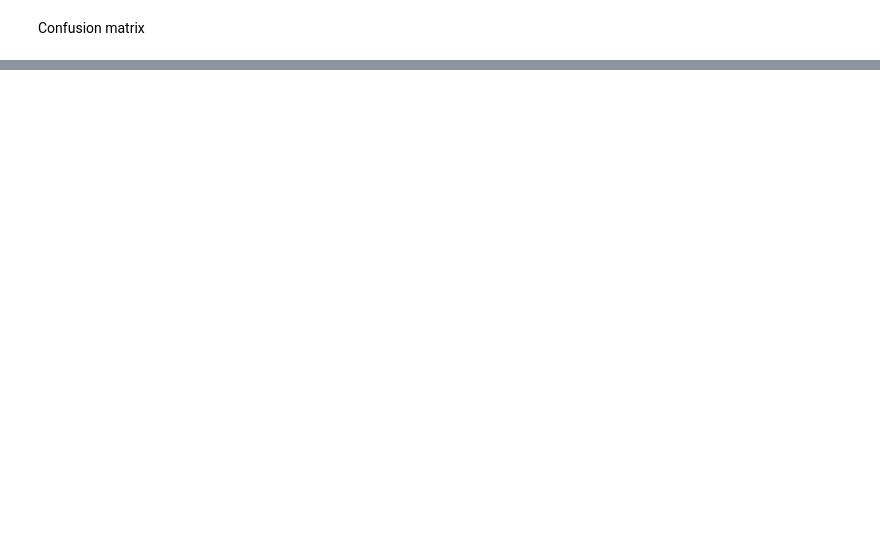
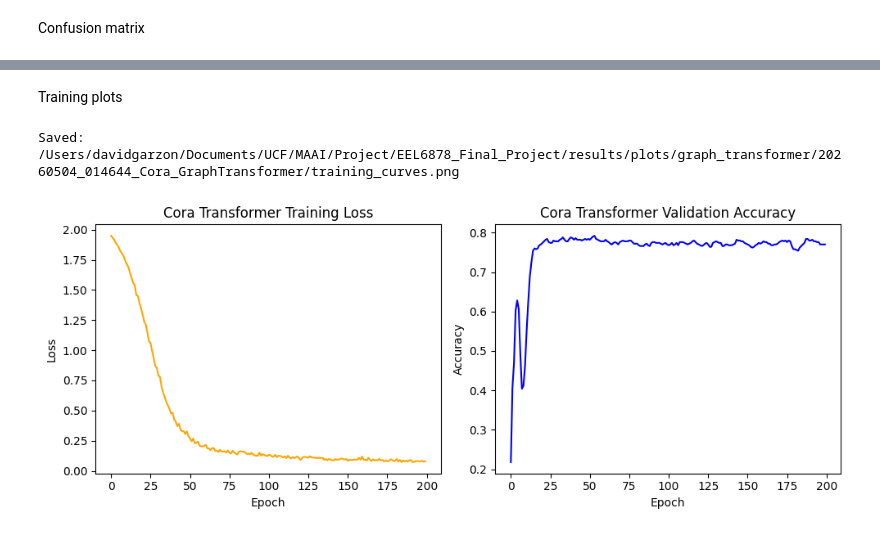
Before and after one commit to deandrehendrix/EEL6878_Final_Project, a Jupyter notebook: notebooks/final_results.ipynb, the cells around one changed output, grey strips where cells are left out. Drawn from its saved outputs; the diff is of its cells as text; code cells hidden in the pictures; blank space fills up the shorter version.

Commit message:
add graph transformer

```diff
--- a/notebooks/final_results.ipynb
+++ b/notebooks/final_results.ipynb
@@ -194,0 +199,11 @@ Saved: C:\Users\DeAndre\Documents\Spring 2026\MAI\final_project\EEL6878_Final_Pr
+# %%
+from src.graph_transformer import run_experiment as run_transformer_experiment
+
+model_t, dataset_t, data_t, results_t = run_transformer_experiment(dataset_name, epochs=200)
+
+run_path_t = Path(results_t["run_dir"])
+plot_path_t = Path(results_t["plot_dir"])
+losses_t = results_t["losses"]
+val_accuracies_t = results_t["val_accuracies"]
+
+model_t
@@ -194,0 +263,26 @@ Saved: C:\Users\DeAndre\Documents\Spring 2026\MAI\final_project\EEL6878_Final_Pr
+# %% [markdown]
+Training plots
+# %%
+training_plot_t = plot_path_t / "training_curves.png"
+
+plt.figure(figsize=(10, 4))
+
+plt.subplot(1, 2, 1)
+plt.plot(losses_t, color='orange')
+plt.title(dataset_name + " Transformer Training Loss")
+plt.xlabel("Epoch")
+plt.ylabel("Loss")
+
+plt.subplot(1, 2, 2)
+plt.plot(val_accuracies_t, color='blue')
+plt.title(dataset_name + " Transformer Validation Accuracy")
+plt.xlabel("Epoch")
+plt.ylabel("Accuracy")
+
+plt.tight_layout()
+plt.savefig(training_plot_t, dpi=150, bbox_inches="tight")
+print("Saved:", training_plot_t)
+plt.show()
+# %% [output]
+Saved: /Users/davidgarzon/Documents/UCF/MAAI/Project/EEL6878_Final_Project/results/plots/graph_transformer/20260504_014644_Cora_GraphTransformer/training_curves.png
+[figure, added]
```
Also changed, not shown: parts of 12 cells of this notebook, 1 other file.
